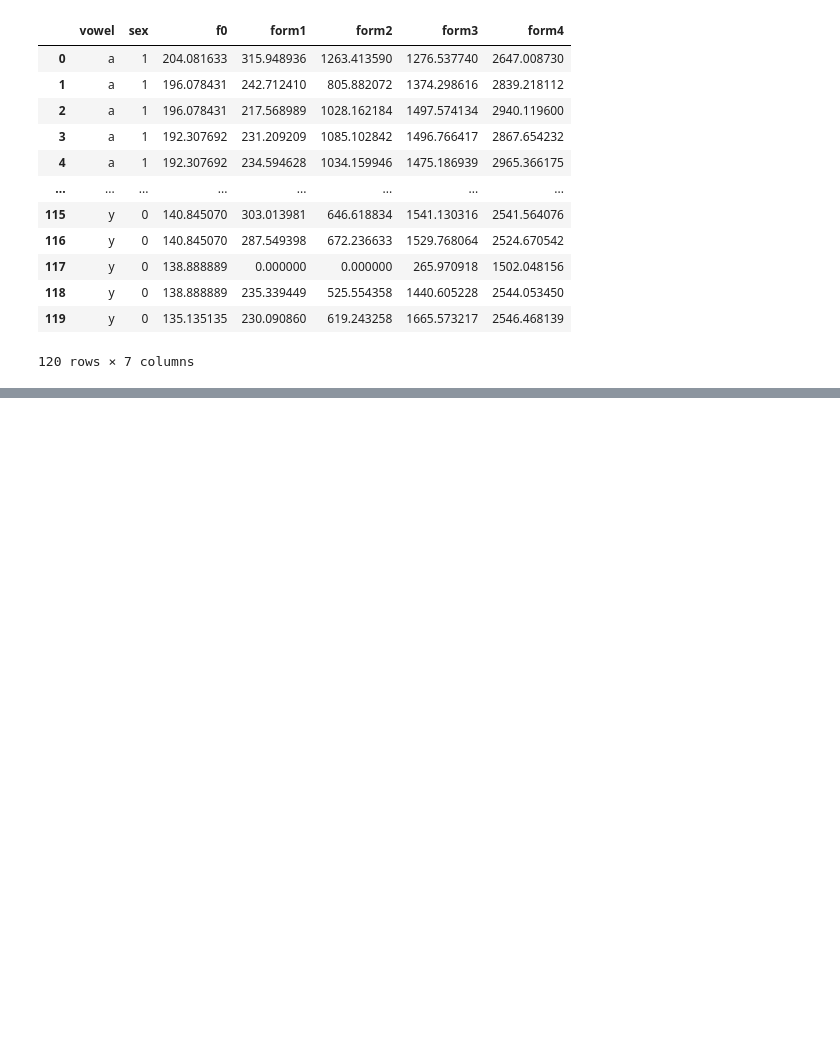
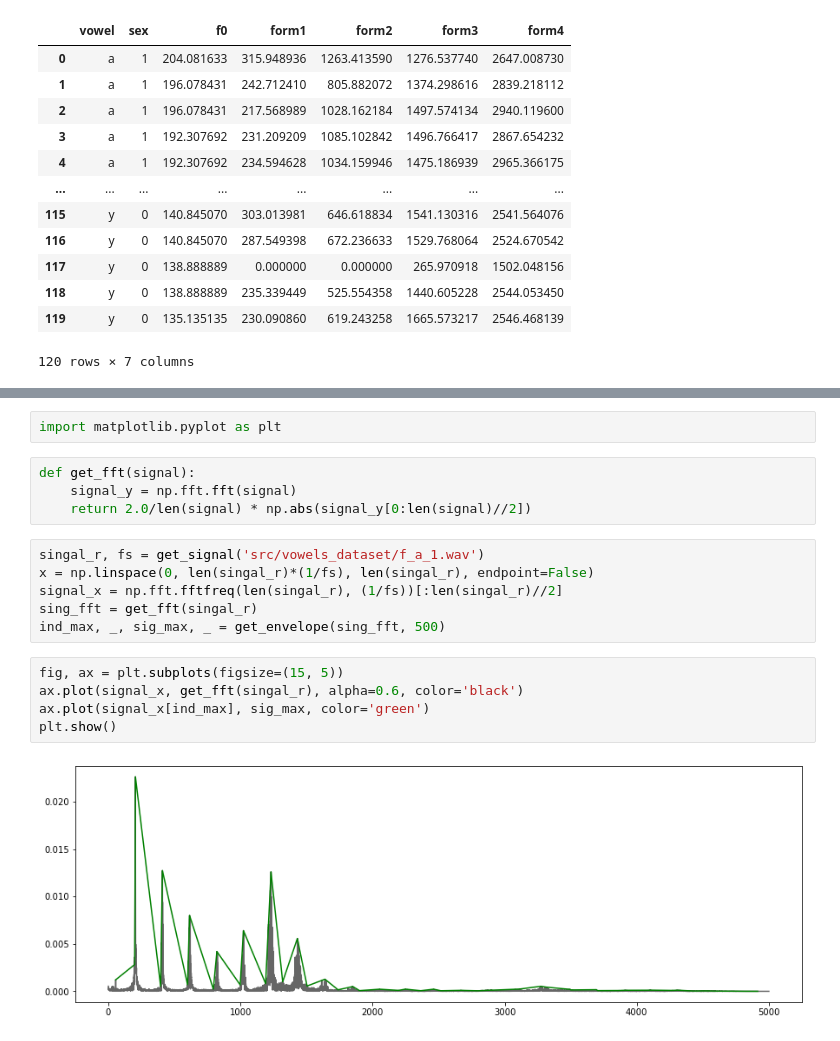
Before and after one commit to kiziebar/Vowel-sounds, a Jupyter notebook: example.ipynb, the cells around one changed output, grey strips where cells are left out. Saved outputs shown, nothing was run; the diff lists cells and outputs as text; blank space fills up the shorter version.

Commit message:
:sparkles: fft with envelope for some sample added

```diff
--- a/example.ipynb
+++ b/example.ipynb
@@ -26,0 +31,19 @@ df
+# %%
+import matplotlib.pyplot as plt
+# %%
+def get_fft(signal):
+    signal_y = np.fft.fft(signal)
+    return 2.0/len(signal) * np.abs(signal_y[0:len(signal)//2])
+# %%
+singal_r, fs = get_signal('src/vowels_dataset/f_a_1.wav')
+x = np.linspace(0, len(singal_r)*(1/fs), len(singal_r), endpoint=False)
+signal_x = np.fft.fftfreq(len(singal_r), (1/fs))[:len(singal_r)//2]
+sing_fft = get_fft(singal_r)
+ind_max, _, sig_max, _ = get_envelope(sing_fft, 500)
+# %%
+fig, ax = plt.subplots(figsize=(15, 5))
+ax.plot(signal_x, get_fft(singal_r), alpha=0.6, color='black')
+ax.plot(signal_x[ind_max], sig_max, color='green')
+plt.show()
+# %% [output]
+[figure, added]
```
Also changed, not shown: parts of 2 cells of this notebook.
